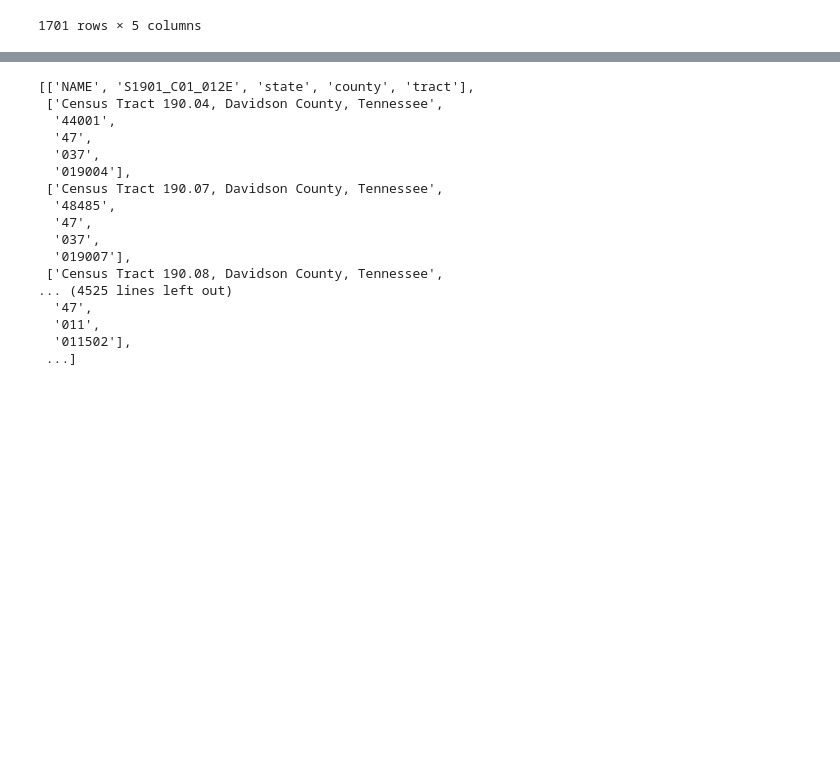
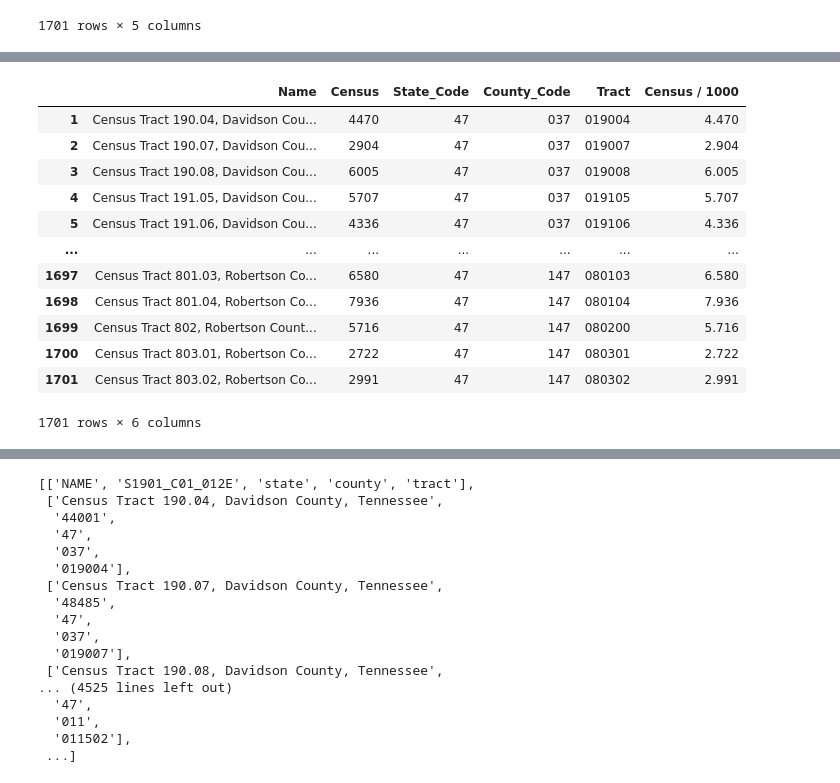
Before and after one commit to nss-data-science-cohort-6/api_project-pizza_twizzlers, a Jupyter notebook: API Pizza Twizzlers.ipynb, the cells around one changed output, grey strips where cells are left out. Cells and saved outputs as stored; diff of their text form; code cells hidden in the pictures; blank space fills up the shorter version.

```diff
--- a/API Pizza Twizzlers.ipynb
+++ b/API Pizza Twizzlers.ipynb
@@ -161,3 +193,20 @@ tn_census = tn_census.rename(columns={0:'Name', 1:'Census', 2:'State_Code',
+# %%
+tn_census['Census / 1000'] = tn_census['Census'] / 1000
+tn_census
+# %% [output]
+|  | Name | Census | State_Code | County_Code | Tract | Census / 1000 |
+| 1 | Census Tract 190.04, Davidson Cou... | 4470 | 47 | 037 | 019004 | 4.470 |
+| 2 | Census Tract 190.07, Davidson Cou... | 2904 | 47 | 037 | 019007 | 2.904 |
+| 3 | Census Tract 190.08, Davidson Cou... | 6005 | 47 | 037 | 019008 | 6.005 |
+| 4 | Census Tract 191.05, Davidson Cou... | 5707 | 47 | 037 | 019105 | 5.707 |
+| 5 | Census Tract 191.06, Davidson Cou... | 4336 | 47 | 037 | 019106 | 4.336 |
+| ... | ... | ... | ... | ... | ... | ... |
+| 1697 | Census Tract 801.03, Robertson Co... | 6580 | 47 | 147 | 080103 | 6.580 |
+| 1698 | Census Tract 801.04, Robertson Co... | 7936 | 47 | 147 | 080104 | 7.936 |
+| 1699 | Census Tract 802, Robertson Count... | 5716 | 47 | 147 | 080200 | 5.716 |
+| 1700 | Census Tract 803.01, Robertson Co... | 2722 | 47 | 147 | 080301 | 2.722 |
+| 1701 | Census Tract 803.02, Robertson Co... | 2991 | 47 | 147 | 080302 | 2.991 |
+1701 rows × 6 columns
 # %%
 tn_davidson_census = tn_census[tn_census['County_Code'] == '037']
 tn_davidson_census
```
Also changed, not shown: parts of 16 cells of this notebook.
